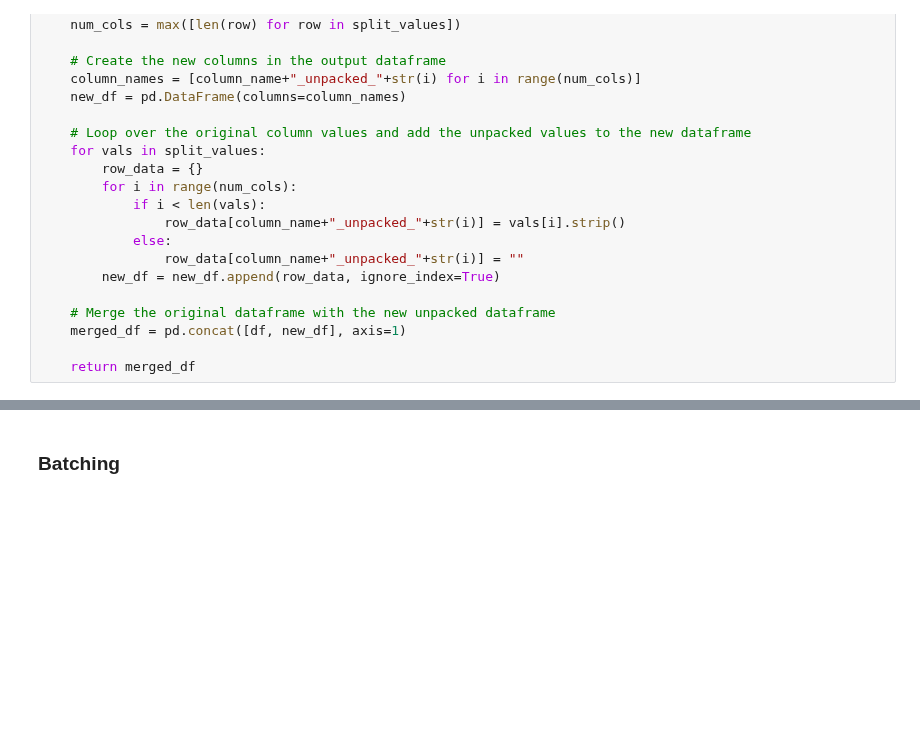
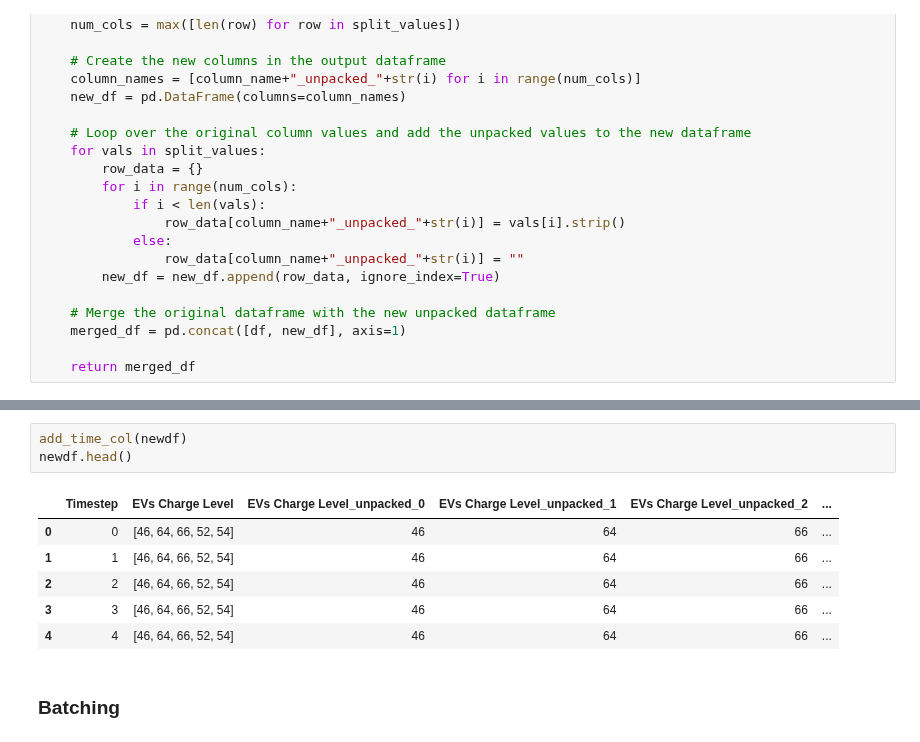
Before and after one commit to akintomiwa/e4cd, a Jupyter notebook: ev_abm_simplest.ipynb, the cells around one changed output, grey strips where cells are left out. Saved outputs shown, nothing was run; the diff lists cells and outputs as text; blank space fills up the shorter version.

```diff
--- a/ev_abm_simplest.ipynb
+++ b/ev_abm_simplest.ipynb
@@ -246,3 +383,13 @@ newdf.head()
+# %%
+add_time_col(newdf)
+newdf.head()
+# %% [output]
+|  | Timestep | EVs Charge Level | EVs Charge Level_unpacked_0 | EVs Charge Level_unpacked_1 | EVs Charge Level_unpacked_2 | ... |
+| 0 | 0 | [46, 64, 66, 52, 54] | 46 | 64 | 66 | ... |
+| 1 | 1 | [46, 64, 66, 52, 54] | 46 | 64 | 66 | ... |
+| 2 | 2 | [46, 64, 66, 52, 54] | 46 | 64 | 66 | ... |
+| 3 | 3 | [46, 64, 66, 52, 54] | 46 | 64 | 66 | ... |
+| 4 | 4 | [46, 64, 66, 52, 54] | 46 | 64 | 66 | ... |
 # %% [markdown]
 ### Batching
 # %%
```
Also changed, not shown: parts of 12 cells of this notebook, 1 other file.
